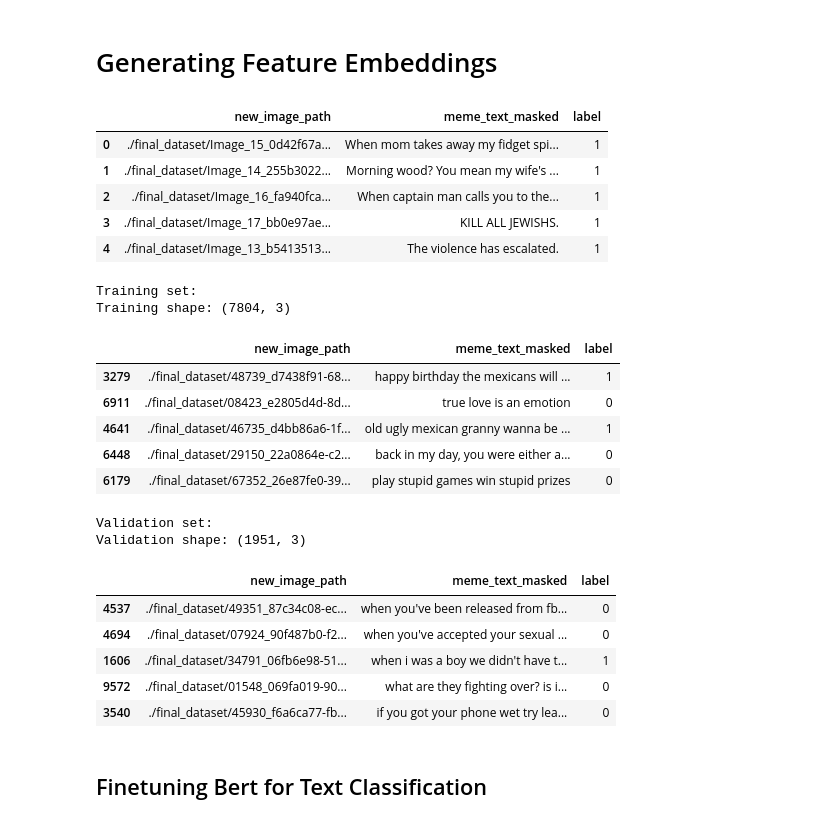
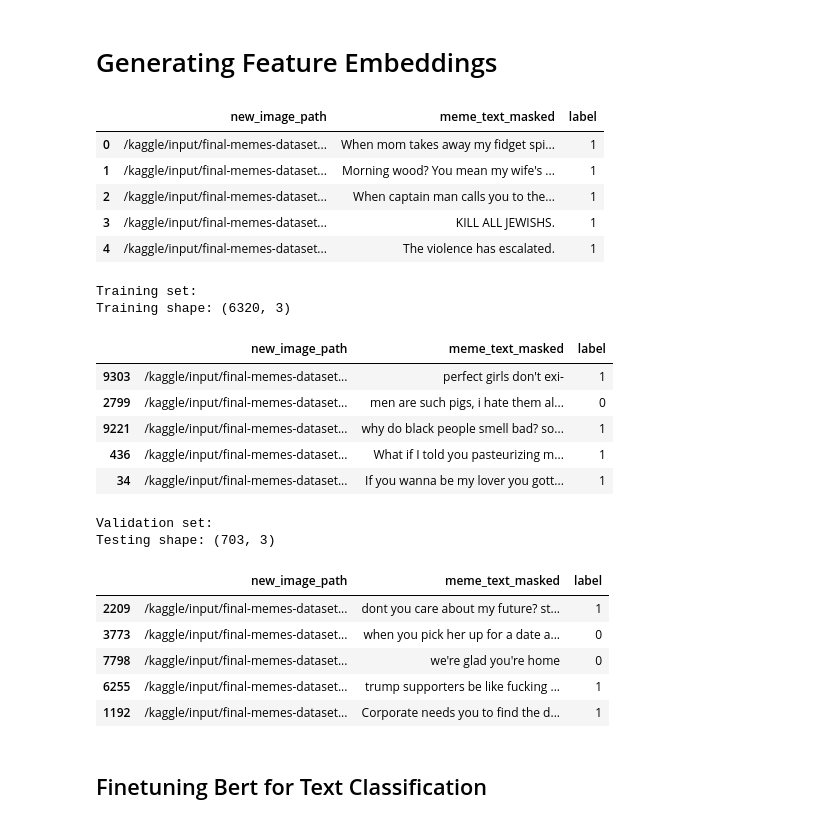
Before and after one commit to gangula-karthik/Hateful-Meme-Classifier, a Jupyter notebook: notebooks/modelling/modelling.ipynb, the cells around one changed output. Drawn from its saved outputs; the diff is of its cells as text; code cells hidden in the pictures.

```diff
--- a/notebooks/modelling/modelling.ipynb
+++ b/notebooks/modelling/modelling.ipynb
@@ -85,7 +84,7 @@ print(tf.config.list_physical_devices('GPU'))
 # !unzip ./final_dataset_2.zip -d ./final_dataset_2
 # !unzip ./val_images.zip -d ./val_images
 # %%
-df = pd.read_csv('./final_dataset.csv')
+df = pd.read_csv('/kaggle/input/final-memes-dataset-cleaned/final_dataset.csv')
 df.head()
 # %% [output]
 |  | image_path | label | meme_text | file_extension | language_code | sentence_length | average_word_length | ... |
@@ -122,0 +122,3 @@ display_random_images(df, "new_image_path")
+# %%
+df['new_image_path'] = df['new_image_path'].str.replace("final_dataset/", "/kaggle/input/final-memes-dataset-cleaned/final_dataset 2/final_dataset/")
+df['new_image_path'].head()
@@ -127,38 +136,38 @@ train_df = df[["new_image_path", "meme_text_masked", "label"]]
 train_df.head()
 # %% [output]
 |  | new_image_path | meme_text_masked | label |
-| 0 | ./final_dataset/Image_15_0d42f67a... | When mom takes away my fidget spi... | 1 |
-| 1 | ./final_dataset/Image_14_255b3022... | Morning wood? You mean my wife's ... | 1 |
-| 2 | ./final_dataset/Image_16_fa940fca... | When captain man calls you to the... | 1 |
-| 3 | ./final_dataset/Image_17_bb0e97ae... | KILL ALL JEWISHS. | 1 |
-| 4 | ./final_dataset/Image_13_b5413513... | The violence has escalated. | 1 |
+| 0 | /kaggle/input/final-memes-dataset... | When mom takes away my fidget spi... | 1 |
+| 1 | /kaggle/input/final-memes-dataset... | Morning wood? You mean my wife's ... | 1 |
+| 2 | /kaggle/input/final-memes-dataset... | When captain man calls you to the... | 1 |
+| 3 | /kaggle/input/final-memes-dataset... | KILL ALL JEWISHS. | 1 |
+| 4 | /kaggle/input/final-memes-dataset... | The violence has escalated. | 1 |
 # %%
-train_df, val_df = train_test_split(train_df, test_size=0.2, random_state=42)
+train_df, val_df = train_test_split(train_df, test_size=0.1, random_state=42)
 
 print("Training set:")
 print("Training shape:", train_df.shape)
 display(train_df.head())
 
 print("Validation set:")
-print("Validation shape:", val_df.shape)
+print("Testing shape:", val_df.shape)
 display(val_df.head())
 # %% [output]
 Training set:
-Training shape: (7804, 3)
+Training shape: (6320, 3)
 |  | new_image_path | meme_text_masked | label |
-| 3279 | ./final_dataset/48739_d7438f91-68... | happy birthday the mexicans will ... | 1 |
-| 6911 | ./final_dataset/08423_e2805d4d-8d... | true love is an emotion | 0 |
-| 4641 | ./final_dataset/46735_d4bb86a6-1f... | old ugly mexican granny wanna be ... | 1 |
-| 6448 | ./final_dataset/29150_22a0864e-c2... | back in my day, you were either a... | 0 |
-| 6179 | ./final_dataset/67352_26e87fe0-39... | play stupid games win stupid prizes | 0 |
+| 9303 | /kaggle/input/final-memes-dataset... | perfect girls don't exi- | 1 |
+| 2799 | /kaggle/input/final-memes-dataset... | men are such pigs, i hate them al... | 0 |
+| 9221 | /kaggle/input/final-memes-dataset... | why do black people smell bad? so... | 1 |
+| 436 | /kaggle/input/final-memes-dataset... | What if I told you pasteurizing m... | 1 |
+| 34 | /kaggle/input/final-memes-dataset... | If you wanna be my lover you gott... | 1 |
 Validation set:
-Validation shape: (1951, 3)
+Testing shape: (703, 3)
 |  | new_image_path | meme_text_masked | label |
-| 4537 | ./final_dataset/49351_87c34c08-ec... | when you've been released from fb... | 0 |
-| 4694 | ./final_dataset/07924_90f487b0-f2... | when you've accepted your sexual ... | 0 |
-| 1606 | ./final_dataset/34791_06fb6e98-51... | when i was a boy we didn't have t... | 1 |
-| 9572 | ./final_dataset/01548_069fa019-90... | what are they fighting over? is i... | 0 |
-| 3540 | ./final_dataset/45930_f6a6ca77-fb... | if you got your phone wet try lea... | 0 |
+| 2209 | /kaggle/input/final-memes-dataset... | dont you care about my future? st... | 1 |
+| 3773 | /kaggle/input/final-memes-dataset... | when you pick her up for a date a... | 0 |
+| 7798 | /kaggle/input/final-memes-dataset... | we're glad you're home | 0 |
+| 6255 | /kaggle/input/final-memes-dataset... | trump supporters be like fucking ... | 1 |
+| 1192 | /kaggle/input/final-memes-dataset... | Corporate needs you to find the d... | 1 |
 # %% [markdown]
 ## Finetuning Bert for Text Classification
 # %%
```
Also changed, not shown: parts of 32 cells of this notebook.
